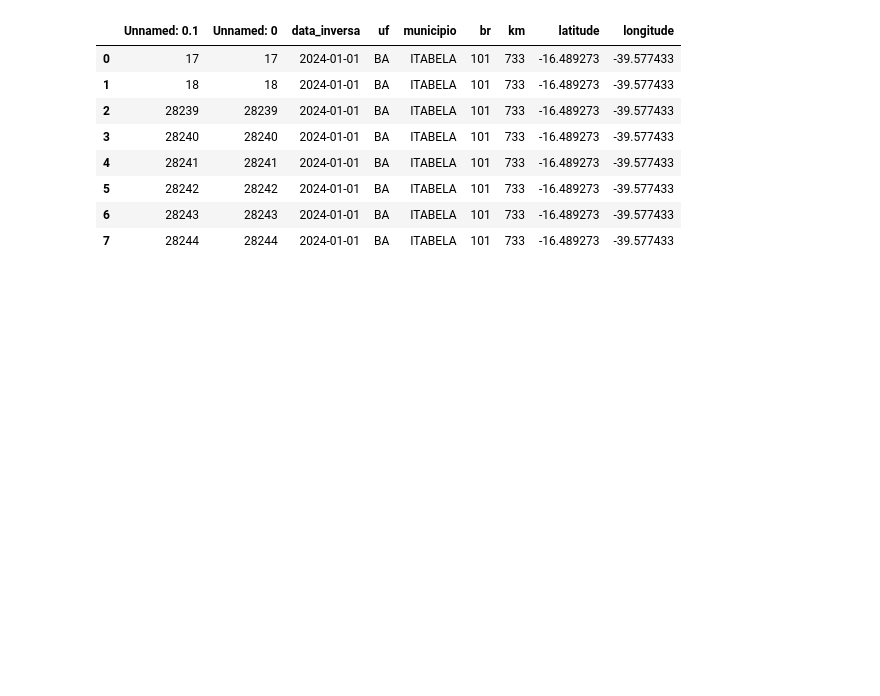
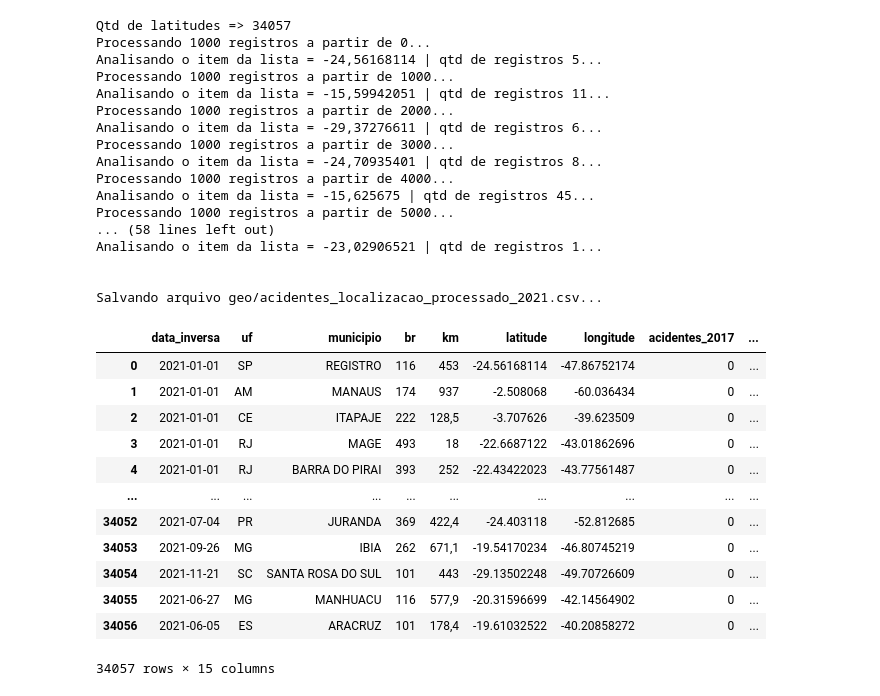
Before and after one commit to Bergolito/tcc-painel-jupyter-notebook, a Jupyter notebook: tcc-painel-geolocalizacao.ipynb, the cells around one changed output. Cells and saved outputs as stored; diff of their text form; code cells hidden in the pictures; blank space fills up the shorter version.

```diff
--- a/tcc-painel-geolocalizacao.ipynb
+++ b/tcc-painel-geolocalizacao.ipynb
@@ -134,0 +99,18 @@ subconjunto
+# %%
+df_acidentes_geo_2017 = pd.read_csv('geo/acidentes_localizacao_2017.csv', sep=';', encoding="ISO-8859-1")
+df_acidentes_geo_2018 = pd.read_csv('geo/acidentes_localizacao_2018.csv', sep=';', encoding="ISO-8859-1")
+df_acidentes_geo_2019 = pd.read_csv('geo/acidentes_localizacao_2019.csv', sep=';', encoding="ISO-8859-1")
+df_acidentes_geo_2020 = pd.read_csv('geo/acidentes_localizacao_2020.csv', sep=';', encoding="ISO-8859-1")
+df_acidentes_geo_2021 = pd.read_csv('geo/acidentes_localizacao_2021.csv', sep=';', encoding="ISO-8859-1")
+df_acidentes_geo_2022 = pd.read_csv('geo/acidentes_localizacao_2022.csv', sep=';', encoding="ISO-8859-1")
+df_acidentes_geo_2023 = pd.read_csv('geo/acidentes_localizacao_2023.csv', sep=';', encoding="ISO-8859-1")
+df_acidentes_geo_2024 = pd.read_csv('geo/acidentes_localizacao_2024.csv', sep=';', encoding="ISO-8859-1")
+
+df_acid_local_2017 = pd.read_csv('geo/acidentes_localizacao_processado_2017.csv', sep=';', encoding="ISO-8859-1")
+df_acid_local_2018 = pd.read_csv('geo/acidentes_localizacao_processado_2018.csv', sep=';', encoding="ISO-8859-1")
+df_acid_local_2019 = pd.read_csv('geo/acidentes_localizacao_processado_2019.csv', sep=';', encoding="ISO-8859-1")
+df_acid_local_2020 = pd.read_csv('geo/acidentes_localizacao_processado_2020.csv', sep=';', encoding="ISO-8859-1")
+df_acid_local_2021 = pd.read_csv('geo/acidentes_localizacao_processado_2021.csv', sep=';', encoding="ISO-8859-1")
+df_acid_local_2022 = pd.read_csv('geo/acidentes_localizacao_processado_2022.csv', sep=';', encoding="ISO-8859-1")
+df_acid_local_2023 = pd.read_csv('geo/acidentes_localizacao_processado_2023.csv', sep=';', encoding="ISO-8859-1")
+df_acid_local_2024 = pd.read_csv('geo/acidentes_localizacao_processado_2024.csv', sep=';', encoding="ISO-8859-1")
@@ -134,0 +124,3 @@ subconjunto
+# %%
+lista_latitude = df_acidentes_geo_2024['latitude'].unique()
+print(len(lista_latitude), len(lista_latitude))
@@ -154,16 +385,34 @@ See the caveats in the documentation: https://pandas.pydata.org/pandas-docs/stab
 # %%
-df_semaforos = pd.read_csv('geo/acidentes_localizacao_2024_br_101_km_733.csv', sep=';', decimal='.')
-df_semaforos
-# Aplicar a função para criar a nova coluna 'cor'
-#df_semaforos['cor'] = df_semaforos[coluna_dados].apply(definir_cor)
-#df['Column1'] = df['Column1'].str.replace(',', '.')
+df_coords_2021 = processa_coordenadas_ano('2021', df_acidentes_geo_2021)
+df_coords_2021
 # %% [output]
+Qtd de latitudes => 34057
+Processando 1000 registros a partir de 0...
+Analisando o item da lista = -24,56168114 | qtd de registros 5...
+Processando 1000 registros a partir de 1000...
+Analisando o item da lista = -15,59942051 | qtd de registros 11...
+Processando 1000 registros a partir de 2000...
+Analisando o item da lista = -29,37276611 | qtd de registros 6...
+Processando 1000 registros a partir de 3000...
+Analisando o item da lista = -24,70935401 | qtd de registros 8...
+Processando 1000 registros a partir de 4000...
+Analisando o item da lista = -15,625675 | qtd de registros 45...
+Processando 1000 registros a partir de 5000...
+... (58 lines left out)
+Analisando o item da lista = -23,02906521 | qtd de registros 1...
+
+
+Salvando arquivo geo/acidentes_localizacao_processado_2021.csv...
-|  | Unnamed: 0.1 | Unnamed: 0 | data_inversa | uf | municipio | br | km | latitude | longitude |
-| 0 | 17 | 17 | 2024-01-01 | BA | ITABELA | 101 | 733 | -16.489273 | -39.577433 |
-| 1 | 18 | 18 | 2024-01-01 | BA | ITABELA | 101 | 733 | -16.489273 | -39.577433 |
-| 2 | 28239 | 28239 | 2024-01-01 | BA | ITABELA | 101 | 733 | -16.489273 | -39.577433 |
-| 3 | 28240 | 28240 | 2024-01-01 | BA | ITABELA | 101 | 733 | -16.489273 | -39.577433 |
-| 4 | 28241 | 28241 | 2024-01-01 | BA | ITABELA | 101 | 733 | -16.489273 | -39.577433 |
-| 5 | 28242 | 28242 | 2024-01-01 | BA | ITABELA | 101 | 733 | -16.489273 | -39.577433 |
-| 6 | 28243 | 28243 | 2024-01-01 | BA | ITABELA | 101 | 733 | -16.489273 | -39.577433 |
-| 7 | 28244 | 28244 | 2024-01-01 | BA | ITABELA | 101 | 733 | -16.489273 | -39.577433 |
+|  | data_inversa | uf | municipio | br | km | latitude | longitude | acidentes_2017 | ... |
+| 0 | 2021-01-01 | SP | REGISTRO | 116 | 453 | -24.56168114 | -47.86752174 | 0 | ... |
+| 1 | 2021-01-01 | AM | MANAUS | 174 | 937 | -2.508068 | -60.036434 | 0 | ... |
+| 2 | 2021-01-01 | CE | ITAPAJE | 222 | 128,5 | -3.707626 | -39.623509 | 0 | ... |
+| 3 | 2021-01-01 | RJ | MAGE | 493 | 18 | -22.6687122 | -43.01862696 | 0 | ... |
+| 4 | 2021-01-01 | RJ | BARRA DO PIRAI | 393 | 252 | -22.43422023 | -43.77561487 | 0 | ... |
+| ... | ... | ... | ... | ... | ... | ... | ... | ... | ... |
+| 34052 | 2021-07-04 | PR | JURANDA | 369 | 422,4 | -24.403118 | -52.812685 | 0 | ... |
+| 34053 | 2021-09-26 | MG | IBIA | 262 | 671,1 | -19.54170234 | -46.80745219 | 0 | ... |
+| 34054 | 2021-11-21 | SC | SANTA ROSA DO SUL | 101 | 443 | -29.13502248 | -49.70726609 | 0 | ... |
+| 34055 | 2021-06-27 | MG | MANHUACU | 116 | 577,9 | -20.31596699 | -42.14564902 | 0 | ... |
+| 34056 | 2021-06-05 | ES | ARACRUZ | 101 | 178,4 | -19.61032522 | -40.20858272 | 0 | ... |
+34057 rows × 15 columns
```
Also changed, not shown: parts of 18 cells of this notebook, 2 other files.
